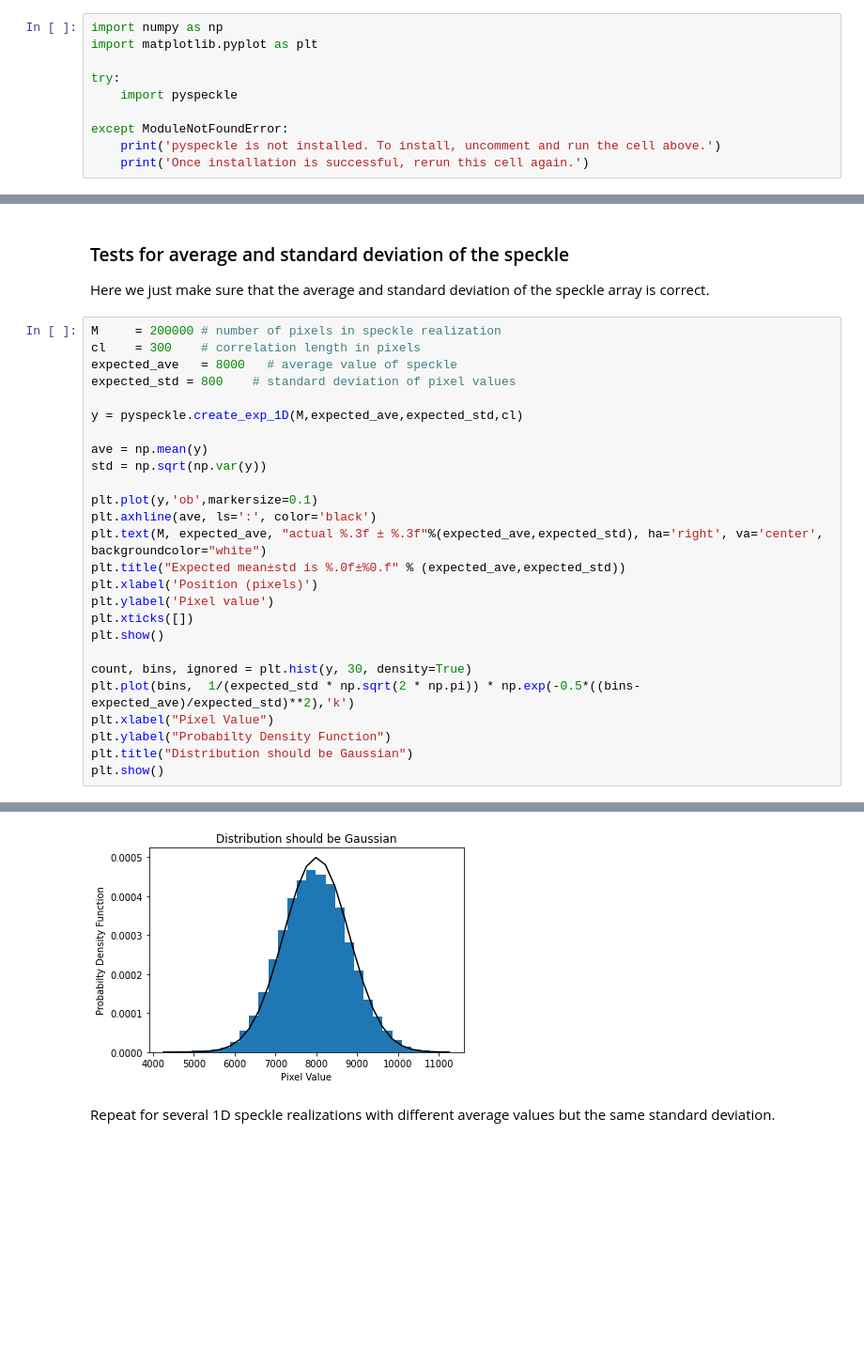
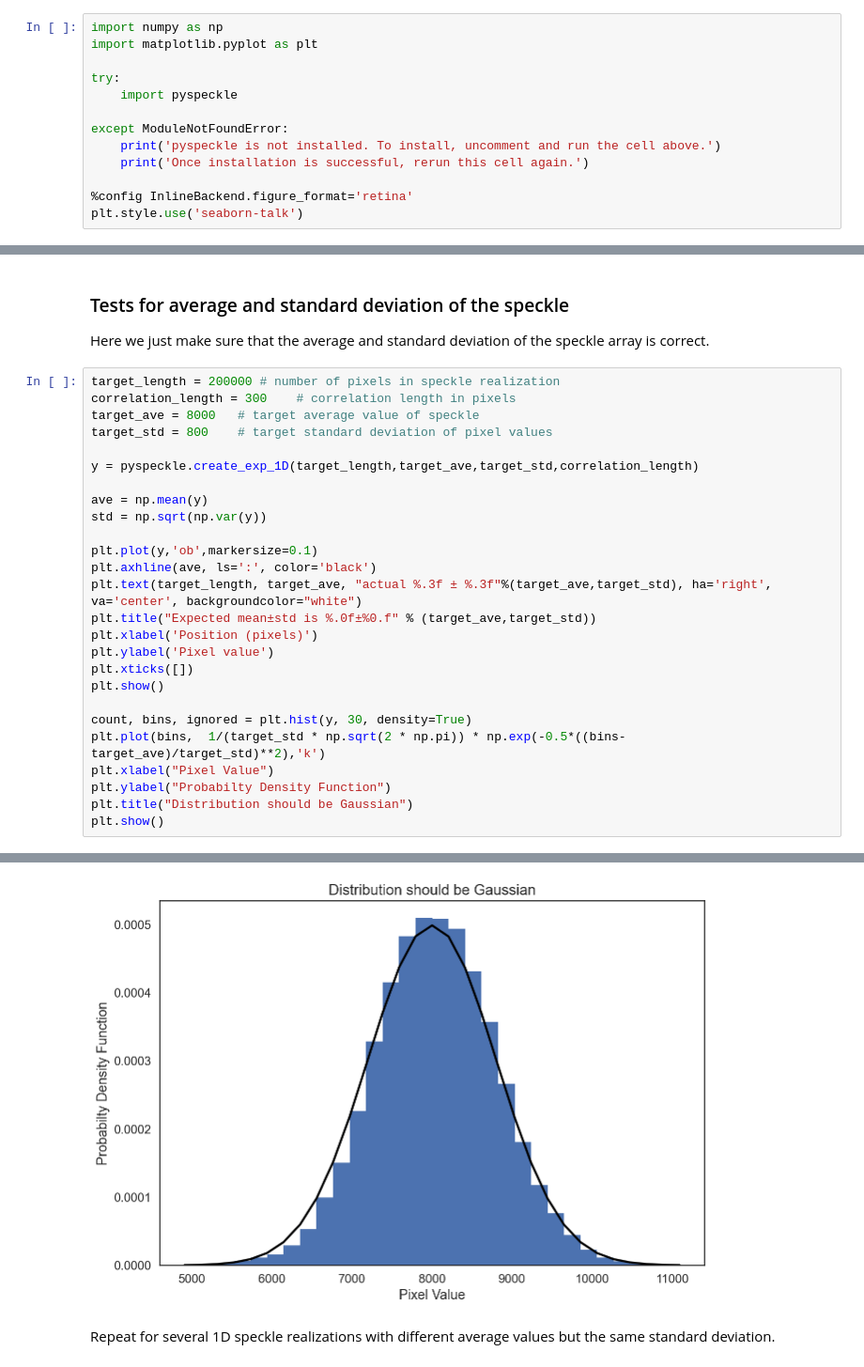
Before and after one commit to scottprahl/pyspeckle, a Jupyter notebook: docs/0-One-Dim-Speckle-Basics.ipynb, the cells around one changed output, grey strips where cells are left out. Shown at 94% size. Saved outputs shown, nothing was run; the diff lists cells and outputs as text; blank space fills up the shorter version.

```diff
--- a/docs/0-One-Dim-Speckle-Basics.ipynb
+++ b/docs/0-One-Dim-Speckle-Basics.ipynb
@@ -18,6 +18,9 @@ try:
 except ModuleNotFoundError:
     print('pyspeckle is not installed. To install, uncomment and run the cell above.')
     print('Once installation is successful, rerun this cell again.')
+
+%config InlineBackend.figure_format='retina'
+plt.style.use('seaborn-talk')
 # %% [markdown]
 ## Exponential autocorrelation generation
 
@@ -61,27 +63,27 @@ plt.show()
 
 Here we just make sure that the average and standard deviation of the speckle array is correct.
 # %%
-M     = 200000 # number of pixels in speckle realization
-cl    = 300    # correlation length in pixels
-expected_ave   = 8000   # average value of speckle
-expected_std = 800    # standard deviation of pixel values
+target_length = 200000 # number of pixels in speckle realization
+correlation_length = 300    # correlation length in pixels
+target_ave = 8000   # target average value of speckle
+target_std = 800    # target standard deviation of pixel values
 
-y = pyspeckle.create_exp_1D(M,expected_ave,expected_std,cl)
+y = pyspeckle.create_exp_1D(target_length,target_ave,target_std,correlation_length)
 
 ave = np.mean(y)
 std = np.sqrt(np.var(y))
 
 plt.plot(y,'ob',markersize=0.1)
 plt.axhline(ave, ls=':', color='black')
-plt.text(M, expected_ave, "actual %.3f ± %.3f"%(expected_ave,expected_std), ha='right', va='center', backgroundcolor="white")
-plt.title("Expected mean±std is %.0f±%0.f" % (expected_ave,expected_std))
+plt.text(target_length, target_ave, "actual %.3f ± %.3f"%(target_ave,target_std), ha='right', va='center', backgroundcolor="white")
+plt.title("Expected mean±std is %.0f±%0.f" % (target_ave,target_std))
 plt.xlabel('Position (pixels)')
 plt.ylabel('Pixel value')
 plt.xticks([])
 plt.show()
 
 count, bins, ignored = plt.hist(y, 30, density=True)
-plt.plot(bins,  1/(expected_std * np.sqrt(2 * np.pi)) * np.exp(-0.5*((bins-expected_ave)/expected_std)**2),'k')
+plt.plot(bins,  1/(target_std * np.sqrt(2 * np.pi)) * np.exp(-0.5*((bins-target_ave)/target_std)**2),'k')
 plt.xlabel("Pixel Value")
 plt.ylabel("Probabilty Density Function")
 plt.title("Distribution should be Gaussian")
@@ -91,4 +93,4 @@ plt.show()
-[figure, old version]
+[figure, new version]
 # %% [markdown]
 Repeat for several 1D speckle realizations with different average values but the same standard deviation.
 # %%
```
Also changed, not shown: parts of 6 cells of this notebook.
